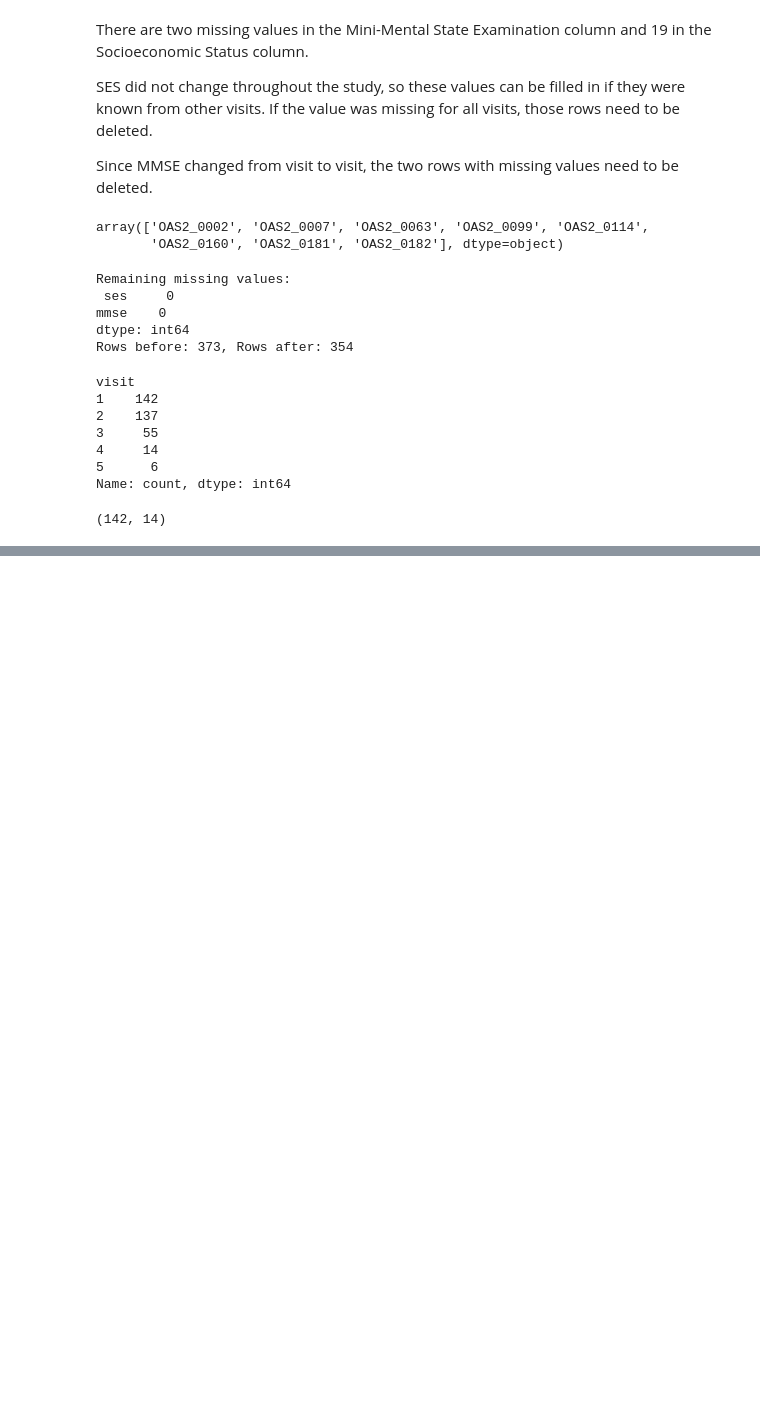
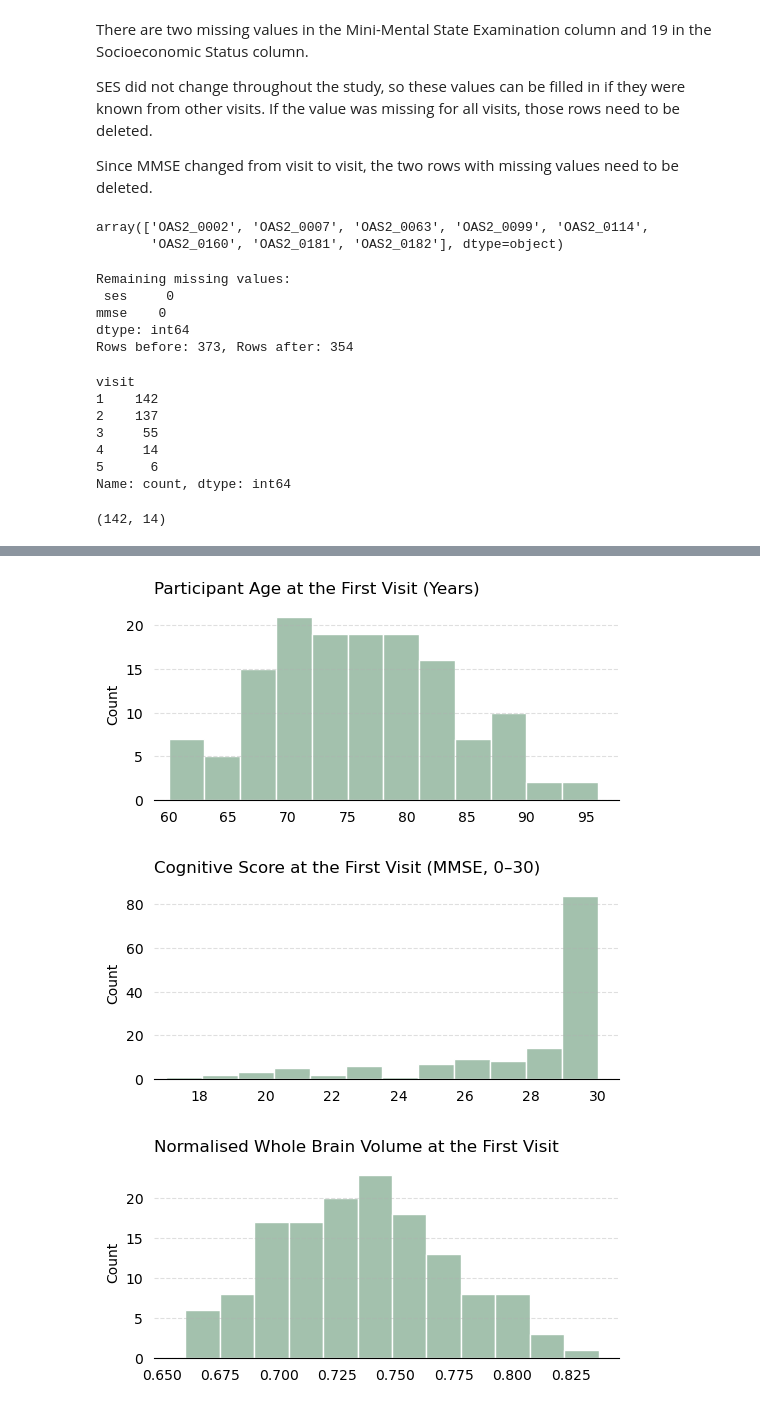
Before and after one commit to csilla-m/alzheimers-brain-volume, a Jupyter notebook: FirstLook.ipynb, the cells around one changed output, grey strips where cells are left out. Saved outputs shown, nothing was run; the diff lists cells and outputs as text; code cells hidden in the pictures; blank space fills up the shorter version.

```diff
--- a/FirstLook.ipynb
+++ b/FirstLook.ipynb
@@ -179,0 +208,22 @@ df_baseline.to_csv("data/oasis_baseline.csv", index=False)
+# %%
+titles = {
+    "age": "Participant Age at the First Visit (Years)",
+    "mmse": "Cognitive Score at the First Visit (MMSE, 0–30)",
+    "nwbv": "Normalised Whole Brain Volume at the First Visit",
+}
+
+for col, title in titles.items():
+  ax = df_baseline[col].plot.hist(
+      bins=12, color="#A3C1AD", edgecolor="white", figsize=(6, 2.5)
+  )
+  ax.set(xlabel="", ylabel="Count", xlim=(df_baseline[col].min() * 0.98, None))
+  ax.set_title(title, loc="left", pad=10)
+  ax.tick_params(length=0, pad=8)
+  ax.spines[["top", "right", "left"]].set_visible(False)
+  ax.grid(axis="y", linestyle="--", alpha=0.4)
+  plt.savefig(f"figures/hist_{col.lower()}.png", dpi=150, bbox_inches="tight")
+  plt.show()
+# %% [output]
+[figure, added]
+[figure, added]
+[figure, added]
```
Also changed, not shown: parts of 4 cells of this notebook, 4 other files.
